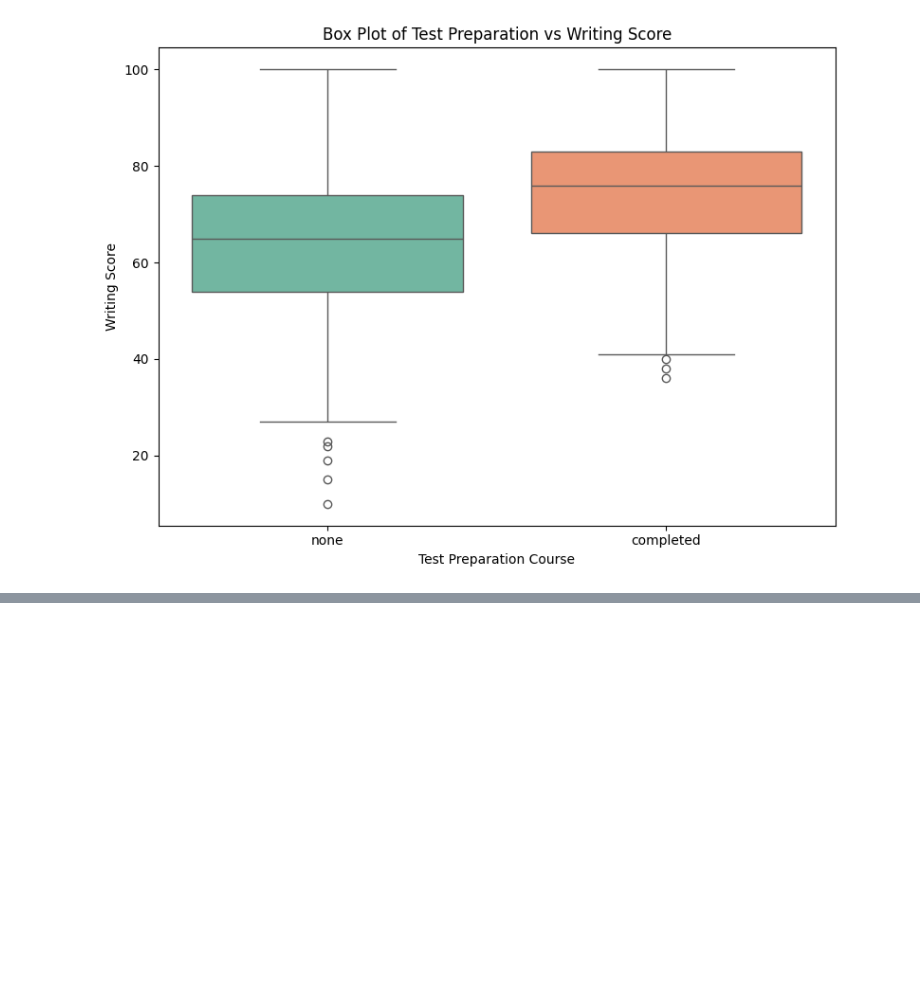
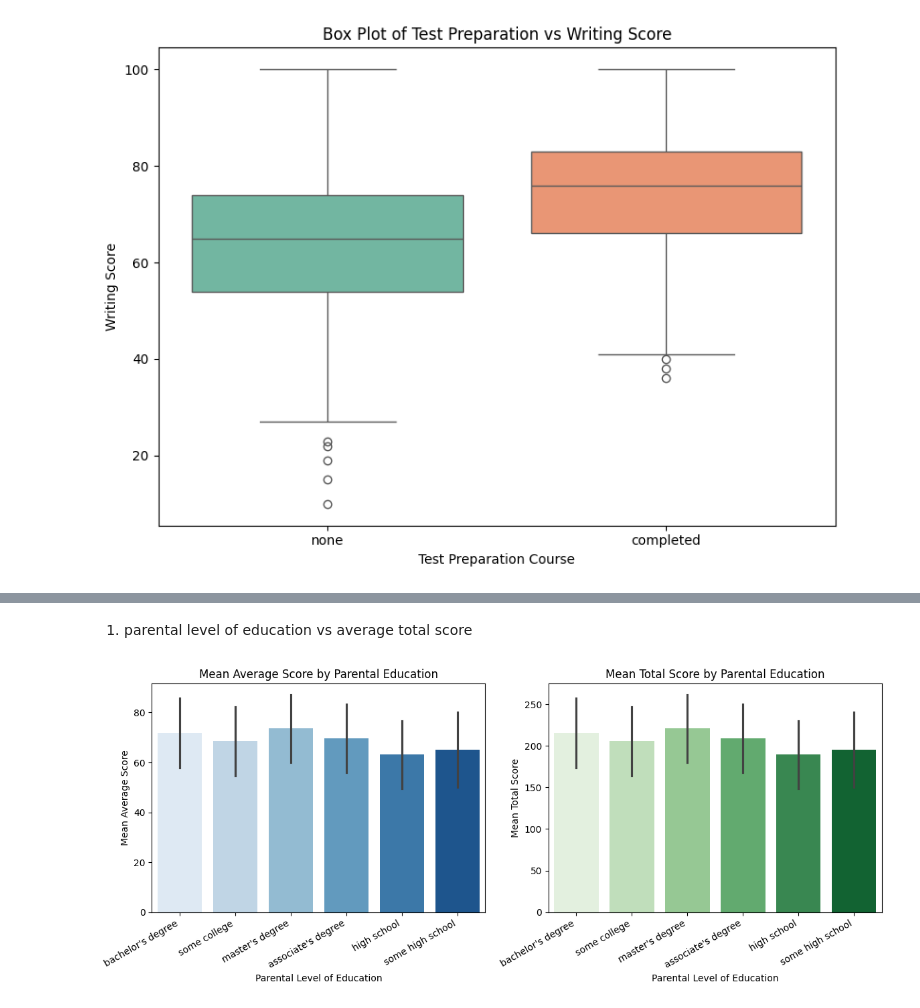
Before and after one commit to kkbbmrl/EDA, a Jupyter notebook: hello.ipynb, the cells around one changed output, grey strips where cells are left out. Drawn from its saved outputs; the diff is of its cells as text; code cells hidden in the pictures; blank space fills up the shorter version.

Commit message:
parental level of education vs average total score

```diff
--- a/hello.ipynb
+++ b/hello.ipynb
@@ -387,0 +392,26 @@ plt.show()
+# %% [markdown]
+1. parental level of education vs average total score
+# %%
+# Parental level of education vs average and total scores (mean)
+plt.figure(figsize=(12,5))
+
+# Average score by parental education
+plt.subplot(1, 2, 1)
+sns.barplot(data=df, x='parental level of education', y='average score', hue='parental level of education', estimator=np.mean, errorbar='sd', palette='Blues', legend=False)
+plt.title('Mean Average Score by Parental Education')
+plt.xlabel('Parental Level of Education')
+plt.ylabel('Mean Average Score')
+plt.xticks(rotation=30, ha='right')
+
+# Total score by parental education
+plt.subplot(1, 2, 2)
+sns.barplot(data=df, x='parental level of education', y='total score', hue='parental level of education', estimator=np.mean, errorbar='sd', palette='Greens', legend=False)
+plt.title('Mean Total Score by Parental Education')
+plt.xlabel('Parental Level of Education')
+plt.ylabel('Mean Total Score')
+plt.xticks(rotation=30, ha='right')
+
+plt.tight_layout()
+plt.show()
+# %% [output]
+[figure, added]
```
Also changed, not shown: parts of 1 cell of this notebook.
